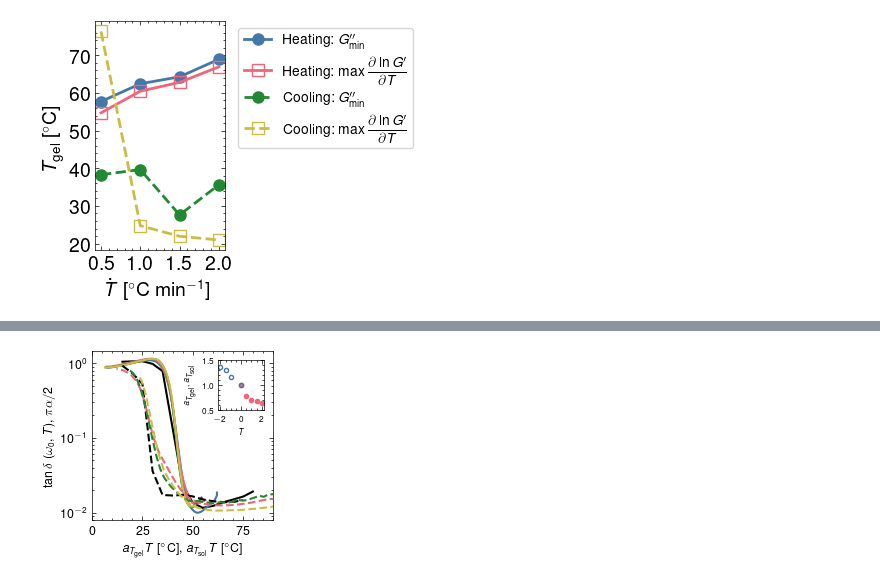
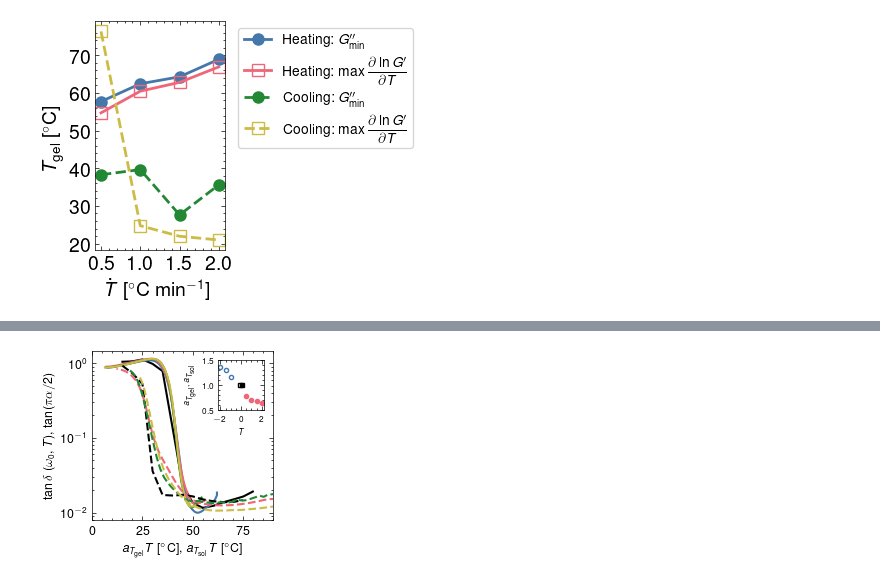
Before and after one commit to mirandi1/fracMC, a Jupyter notebook: notebooks/analysis_dmta_effect_of_rate_concentration.ipynb, the cells around one changed output, grey strips where cells are left out. Saved outputs shown, nothing was run; the diff lists cells and outputs as text; code cells hidden in the pictures.

```diff
--- a/notebooks/analysis_dmta_effect_of_rate_concentration.ipynb
+++ b/notebooks/analysis_dmta_effect_of_rate_concentration.ipynb
@@ -213,7 +225,7 @@ plt.style.use(['science', 'nature', 'bright'])
 colors = plt.rcParams['axes.prop_cycle'].by_key()['color']
 
 # List of CSV files
-files = ["mc_1-5_tempramp_10_1.csv", "mc_1-5_tempramp_10_1-5.csv", "mc_1-5_tempramp_10_2.csv"]
+files = ["../data/processed/dmta/mc_1-5_tempramp_10_1.csv", "../data/processed/dmta/mc_1-5_tempramp_10_1-5.csv", "../data/processed/dmta/mc_1-5_tempramp_10_2.csv"]
 T_ramp = ["$\dot{T}=1.0~^{\circ}$C min$^{-1}$", "$\dot{T}=1.5~^{\circ}$C min$^{-1}$", "$\dot{T}=2.0~^{\circ}$C min$^{-1}$"]  # Text labels for the plots
 
 # Function to detect file encoding
@@ -288,6 +300,9 @@ for idx, file in enumerate(files):
 axes[0].legend(fontsize=10, loc="lower left")
 
 plt.tight_layout()
-plt.savefig("dmta_effect_heatingrate_10rads.pdf")
+
+# ---------------- Save figure ----------------
+out_file = os.path.join(out_dir, "dmta_effect_heatingrate_10rads.pdf")
+plt.savefig(out_file, dpi=1200)
 plt.show()
 # %% [output]
@@ -297,6 +312,6 @@ Detected encoding for mc_1-5_tempramp_10_2.csv: UTF-16
 [figure]
 # %%
-files = ["mc_1-5_tempramp_10_0-5.csv", "mc_1-5_tempramp_10_1.csv", "mc_1-5_tempramp_10_1-5.csv", "mc_1-5_tempramp_10_2.csv"]
+files = ["../data/processed/dmta/mc_1-5_tempramp_10_0-5.csv", "../data/processed/dmta/mc_1-5_tempramp_10_1.csv", "../data/processed/dmta/mc_1-5_tempramp_10_1-5.csv", "../data/processed/dmta/mc_1-5_tempramp_10_2.csv"]
 T_ramp = ["$\dot{T}=\pm0.5~^{\circ}$C min$^{-1}$", "$\dot{T}=\pm1.0~^{\circ}$C min$^{-1}$", "$\dot{T}=\pm1.5~^{\circ}$C min$^{-1}$", "$\dot{T}=\pm2.0~^{\circ}$C min$^{-1}$"]  # Text labels for the plots
 
 # Create an empty list to store results
@@ -541,7 +529,7 @@ plt.style.use(['science', 'nature', 'retro'])
 colors = plt.rcParams['axes.prop_cycle'].by_key()['color']
 
 # --- Load data ---
-csv_file = "tan_alpha_heating_cooling_1_50.csv"
+csv_file = "../results/1.50/tan_alpha_heating_cooling_1_50.csv"
 df = pd.read_csv(csv_file)
 
 # --- Extract columns ---
@@ -637,7 +625,6 @@ plt.ylabel('$\\alpha(T)$ [rad]', fontsize=14)
 plt.legend(fontsize=10, frameon=True)
 plt.tick_params(labelsize=12)
 plt.tight_layout()
-plt.savefig("alpha_vs_T_GPR_logscale.pdf")
 plt.show()
 
 # ==========================================================
@@ -667,7 +654,6 @@ plt.ylabel('$V(T)$ [a.u.]', fontsize=14)
 plt.legend(fontsize=10, frameon=True)
 plt.tick_params(labelsize=12)
 plt.tight_layout()
-plt.savefig("V_vs_T_GPR_logscale.pdf")
 plt.show()
 
 # ==========================================================
@@ -689,7 +675,6 @@ plt.xlim(min(Th.min(), Tc.min()), max(Th.max(), Tc.max()))
 plt.legend(fontsize=10, frameon=True)
 plt.tick_params(labelsize=12)
 plt.tight_layout()
-plt.savefig("tan_delta_GPR_logscale.pdf")
 plt.show()
 
 print(T_max_H)
@@ -1642,10 +1106,6 @@ plt.show()
 import matplotlib.pyplot as plt
 from mpl_toolkits.axes_grid1.inset_locator import inset_axes
 from matplotlib.ticker import MaxNLocator
-
-
-shift_factors_ = [1, 0.77402611476, 0.70042515296, 0.6743306639, 0.63282099208]
-shift_factors_C = [1, 1.14578387227, 1.2920097083, 1.35306410501]
 
 # --- Style setup ---
 plt.style.use(['science', 'nature', 'bright'])
@@ -1690,7 +1150,7 @@ for label, (T, tan_delta, f) in zip(T_ramp_C, zip(T_all_C_shifted, tan_delta_all
 
 # --- Axes, labels, legend ---
 ax.set_xlabel(r'$a_{T_{\rm gel}}T$ [$^{\circ}$C], $a_{T_{\rm sol}}T$ [$^{\circ}$C]', fontsize=9)
-ax.set_ylabel(r'$\tan \delta~(\omega_0, T)$, $\pi \alpha /2$', fontsize=9)
+ax.set_ylabel(r'$\tan \delta~(\omega_0, T)$, $\tan (\pi \alpha /2)$', fontsize=9)
 ax.set_xlim(0, 90)
 #ax.set_ylim(0.001, 2)
 ax.set_yscale('log')
@@ -1706,36 +1166,47 @@ inset_ax = inset_axes(
     loc="upper right",
     bbox_to_anchor=(0.05, 0.05, 0.9, 0.9),  # fine-tune position inside axes
     bbox_transform=ax.transAxes,
     borderpad=0,
 )
 # X data (heating rates)
-rates_H = [0.0, 0.5, 1.0, 1.5, 2.0]
-rates_C = [0.0, -1.0, -1.5, -2.0]
+rates_H = [0.08, 0.5, 1.0, 1.5, 2.0]
+rates_C = [-0.08, -1.0, -1.5, -2.0]
 
-inset_ax.plot(rates_H, shift_factors_, 'o', color=colors[1], label='heating')
-inset_ax.plot(rates_C, shift_factors_C, 'o', fillstyle="none", color=colors[0], label='cooling')
+# Heating: first point as square, rest as circles
+inset_ax.plot(rates_H[0], shift_factors_[0], 's', color="k")  # first point (square)
+if len(rates_H) > 1:
+    inset_ax.plot(rates_H[1:], shift_factors_[1:], 'o', color=colors[1], label='heating')  # rest (circles)
+
+# Cooling: first point as square, rest as open circles
+inset_ax.plot(rates_C[0], shift_factors_C[0], 's', fillstyle="none", color="k")  # first point (square)
+if len(rates_C) > 1:
+    inset_ax.plot(rates_C[1:], shift_factors_C[1:], 'o', fillstyle="none", color=colors[0], label='cooling')  # rest
+
 
 # Format inset
 inset_ax.set_xlabel(r'$§\dot{T}$', fontsize=6)
 inset_ax.set_ylabel(r'$a_{T_{\rm gel}}, a_{T_{\rm sol}}$', fontsize=6)
 inset_ax.tick_params(axis='both', labelsize=6)
 #inset_ax.legend(fontsize=4, frameon=False)
 
 # Force all major ticks to appear
 #inset_ax.xaxis.set_major_locator(MaxNLocator(integer=False, nbins=3, prune=None))
 #inset_ax.yaxis.set_major_locator(MaxNLocator(integer=False, nbins=3, prune=None))
 
 #inset_ax.legend(fontsize=5, frameon=False)
 inset_ax.grid(False)
 #inset_ax.set_xlim(0, 2.1)
 inset_ax.set_ylim(0.5, 1.5)
 
 # Optional: give it a subtle white background to stand out
 inset_ax.set_facecolor("white")
 inset_ax.patch.set_alpha(0.9)
 
 #plt.tight_layout()
-plt.savefig("loss_factor_heating_cooling_shifted_weighted_style_with_inset.pdf", bbox_inches="tight")
+
+# ---------------- Save figure ----------------
+out_file = os.path.join(out_dir, "loss_factor_heating_cooling_shifted_weighted_style_with_inset.pdf")
+plt.savefig(out_file, bbox_inches="tight", dpi=1200)
 plt.show()
 # %% [output]
-[figure, old version]
+[figure, new version]
```
Also changed, not shown: parts of 19 cells of this notebook, 14 other files.
